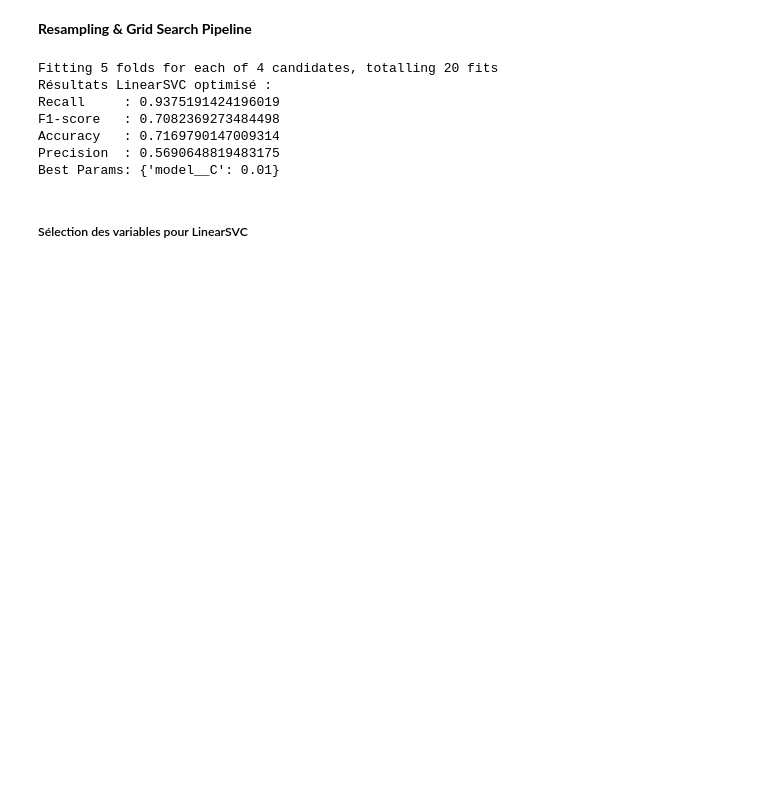
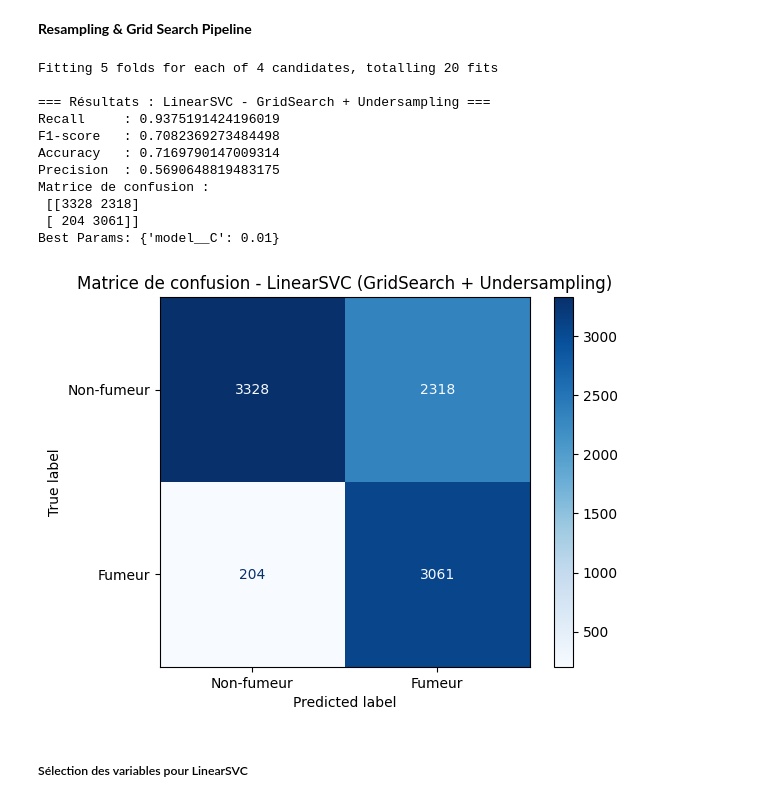
Before and after one commit to isabel6198/svm_tabac, a Jupyter notebook: notebooks/02_models.ipynb, the cells around one changed output. Drawn from its saved outputs; the diff is of its cells as text; code cells hidden in the pictures; blank space fills up the shorter version.

```diff
--- a/notebooks/02_models.ipynb
+++ b/notebooks/02_models.ipynb
@@ -489,60 +536,69 @@ X_train, X_test, y_train, y_test = train_test_split(X, y, test_size=0.2, random_
 for col in columns_to_winsorize:
     X_train[col], X_test[col] = winsorize_data(X_train, X_test, feature=col)
 
-# Undersampling (sur le train uniquement)
+# --- Undersampling + GridSearch
 rus = RandomUnderSampler(random_state=42)
 X_resampled, y_resampled = rus.fit_resample(X_train, y_train)
 
-# Préprocessing pipeline
-preprocessor = ColumnTransformer([
-    ('num', StandardScaler(), num_cols),
-    ('ord', OrdinalEncoder(), ordinal_col),
-    ('bool', 'passthrough', bool_cols)
-])
-
-# Pipeline avec LinearSVC
 pipeline = Pipeline([
     ('preprocessing', preprocessor),
     ('model', LinearSVC(max_iter=2000, random_state=42))
 ])
 
-#  Grille d'hyperparamètres
 param_grid = {
     'model__C': [0.01, 0.1, 1, 10]
 }
 
-# GridSearch avec rappel en priorité
 grid_search = GridSearchCV(
     estimator=pipeline,
     param_grid=param_grid,
     scoring='recall',
     cv=5,
     n_jobs=-1,
     verbose=1
 )
 
-#  Entraînement
 grid_search.fit(X_resampled, y_resampled)
 best_model = grid_search.best_estimator_
+y_pred_undersample_grid = best_model.predict(X_test)
 
-# Évaluation sur le test
-y_pred = best_model.predict(X_test)
+print("\n=== Résultats : LinearSVC - GridSearch + Undersampling ===")
+print("Recall     :", recall_score(y_test, y_pred_undersample_grid))
+print("F1-score   :", f1_score(y_test, y_pred_undersample_grid))
+print("Accuracy   :", accuracy_score(y_test, y_pred_undersample_grid))
+print("Precision  :", precision_score(y_test, y_pred_undersample_grid))
+print("Matrice de confusion :\n", confusion_matrix(y_test, y_pred_undersample_grid))
+print("Best Params:", grid_search.best_params_)
 
-print("Résultats LinearSVC optimisé :")
-print("Recall     :", recall_score(y_test, y_pred))
-print("F1-score   :", f1_score(y_test, y_pred))
-print("Accuracy   :", accuracy_score(y_test, y_pred))
-print("Precision  :", precision_score(y_test, y_pred))
-print("Matrice de confusion :\n", confusion_matrix(y_test, y_pred))
-print("Best Params:", grid_search.best_params_)
+ConfusionMatrixDisplay.from_predictions(
+    y_test, y_pred_undersample_grid,
+    display_labels=["Non-fumeur", "Fumeur"], cmap="Blues"
+)
+plt.title("Matrice de confusion - LinearSVC (GridSearch + Undersampling)")
+plt.show()
+
+# Ajout aux résultats
+results.append({
+    "Nom": "LinearSVC - GridSearch + Undersampling",
+    "Recall": recall_score(y_test, y_pred_undersample_grid),
+    "F1-score": f1_score(y_test, y_pred_undersample_grid),
+    "Accuracy": accuracy_score(y_test, y_pred_undersample_grid),
+    "Precision": precision_score(y_test, y_pred_undersample_grid),
+    "Best Params": grid_search.best_params_
+})
 # %% [output]
 Fitting 5 folds for each of 4 candidates, totalling 20 fits
-Résultats LinearSVC optimisé :
+
+=== Résultats : LinearSVC - GridSearch + Undersampling ===
 Recall     : 0.9375191424196019
 F1-score   : 0.7082369273484498
 Accuracy   : 0.7169790147009314
 Precision  : 0.5690648819483175
+Matrice de confusion :
+ [[3328 2318]
+ [ 204 3061]]
 Best Params: {'model__C': 0.01}
+[figure, added]
 # %% [markdown]
 #####  Sélection des variables pour LinearSVC
 # %%
```
Also changed, not shown: parts of 16 cells of this notebook.
